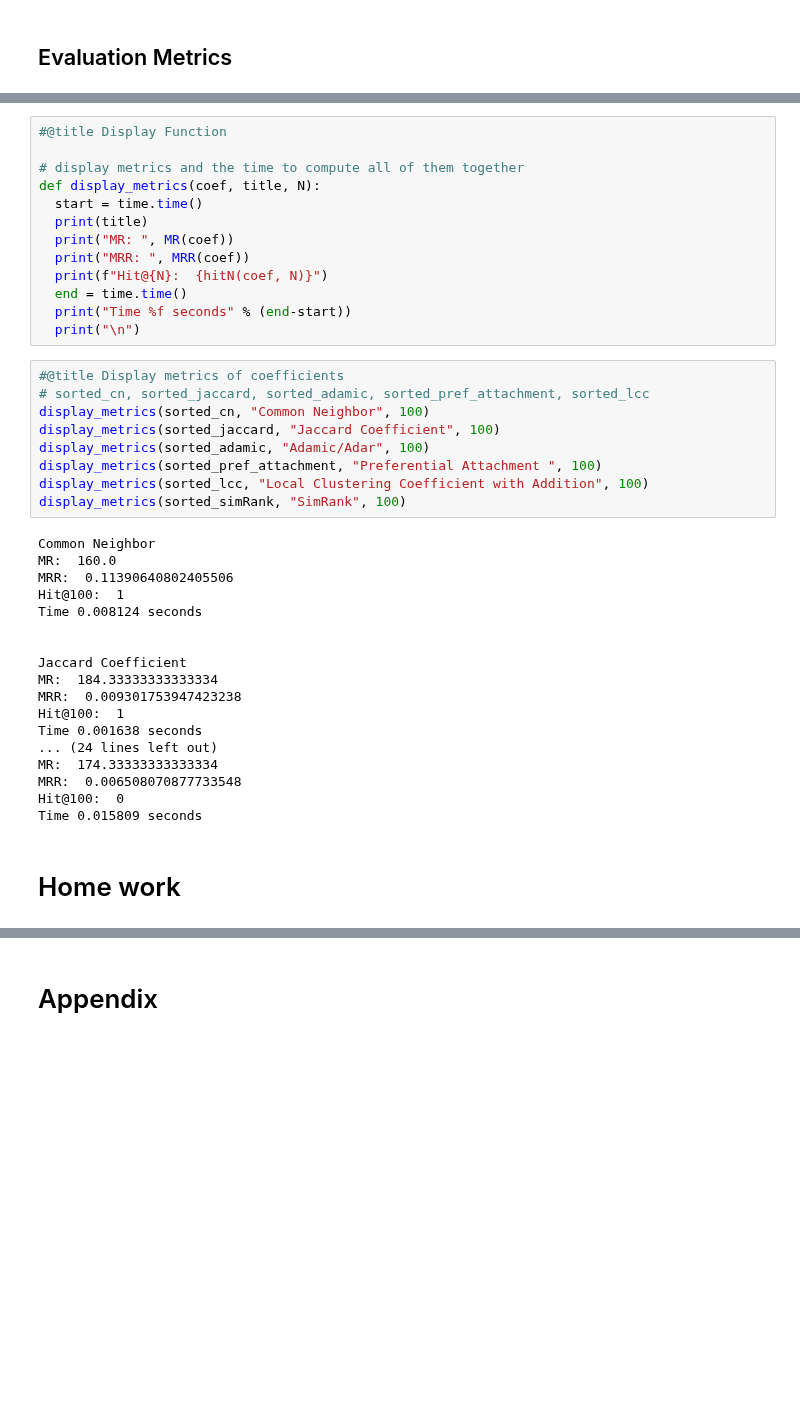
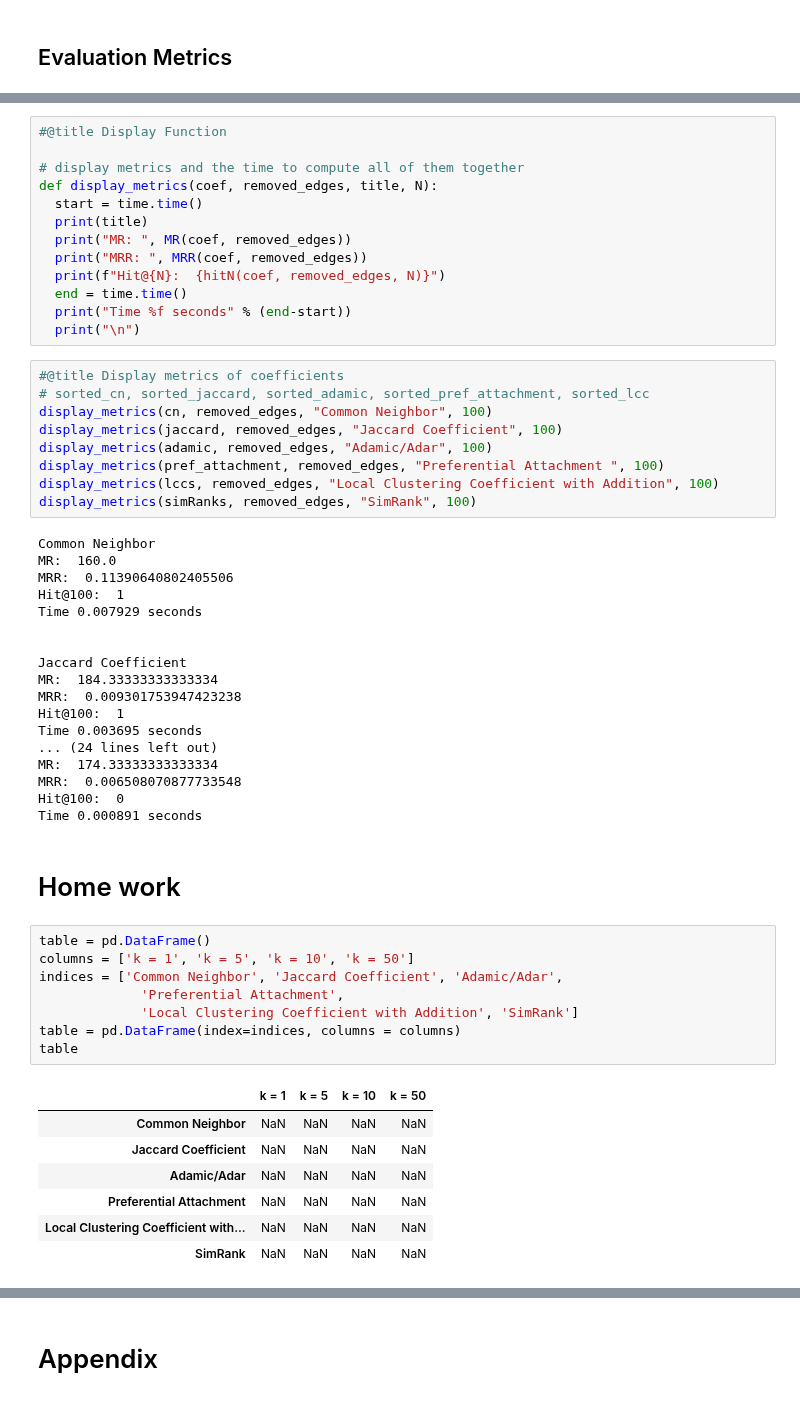
Before and after one commit to mequanent/Social-Networks, a Jupyter notebook: SN_Link_Prediction.ipynb, the cells around one changed output, grey strips where cells are left out. Cells and saved outputs as stored; diff of their text form; blank space fills up the shorter version.

```diff
--- a/SN_Link_Prediction.ipynb
+++ b/SN_Link_Prediction.ipynb
@@ -179,41 +189,57 @@ def hitN(sorted_tuple, N):
 #@title Display Function
 
 # display metrics and the time to compute all of them together
-def display_metrics(coef, title, N):
+def display_metrics(coef, removed_edges, title, N):
   start = time.time()
   print(title)
-  print("MR: ", MR(coef))
-  print("MRR: ", MRR(coef))
-  print(f"Hit@{N}:  {hitN(coef, N)}")
+  print("MR: ", MR(coef, removed_edges))
+  print("MRR: ", MRR(coef, removed_edges))
+  print(f"Hit@{N}:  {hitN(coef, removed_edges, N)}")
   end = time.time()
   print("Time %f seconds" % (end-start))
   print("\n")
 # %%
 #@title Display metrics of coefficients
 # sorted_cn, sorted_jaccard, sorted_adamic, sorted_pref_attachment, sorted_lcc
-display_metrics(sorted_cn, "Common Neighbor", 100)
-display_metrics(sorted_jaccard, "Jaccard Coefficient", 100)
-display_metrics(sorted_adamic, "Adamic/Adar", 100)
-display_metrics(sorted_pref_attachment, "Preferential Attachment ", 100)
-display_metrics(sorted_lcc, "Local Clustering Coefficient with Addition", 100)
-display_metrics(sorted_simRank, "SimRank", 100)
+display_metrics(cn, removed_edges, "Common Neighbor", 100)
+display_metrics(jaccard, removed_edges, "Jaccard Coefficient", 100)
+display_metrics(adamic, removed_edges, "Adamic/Adar", 100)
+display_metrics(pref_attachment, removed_edges, "Preferential Attachment ", 100)
+display_metrics(lccs, removed_edges, "Local Clustering Coefficient with Addition", 100)
+display_metrics(simRanks, removed_edges, "SimRank", 100)
 # %% [output]
 Common Neighbor
 MR:  160.0
 MRR:  0.11390640802405506
 Hit@100:  1
-Time 0.008124 seconds
+Time 0.007929 seconds
 
 
 Jaccard Coefficient
 MR:  184.33333333333334
 MRR:  0.009301753947423238
 Hit@100:  1
-Time 0.001638 seconds
+Time 0.003695 seconds
 ... (24 lines left out)
 MR:  174.33333333333334
 MRR:  0.006508070877733548
 Hit@100:  0
-Time 0.015809 seconds
+Time 0.000891 seconds
 # %% [markdown]
 # Home work
+# %%
+table = pd.DataFrame()
+columns = ['k = 1', 'k = 5', 'k = 10', 'k = 50']
+indices = ['Common Neighbor', 'Jaccard Coefficient', 'Adamic/Adar',
+             'Preferential Attachment',
+             'Local Clustering Coefficient with Addition', 'SimRank']
+table = pd.DataFrame(index=indices, columns = columns)
+table
+# %% [output]
+|  | k = 1 | k = 5 | k = 10 | k = 50 |
+| Common Neighbor | NaN | NaN | NaN | NaN |
+| Jaccard Coefficient | NaN | NaN | NaN | NaN |
+| Adamic/Adar | NaN | NaN | NaN | NaN |
+| Preferential Attachment | NaN | NaN | NaN | NaN |
+| Local Clustering Coefficient with... | NaN | NaN | NaN | NaN |
+| SimRank | NaN | NaN | NaN | NaN |
```
Also changed, not shown: parts of 22 cells of this notebook.
